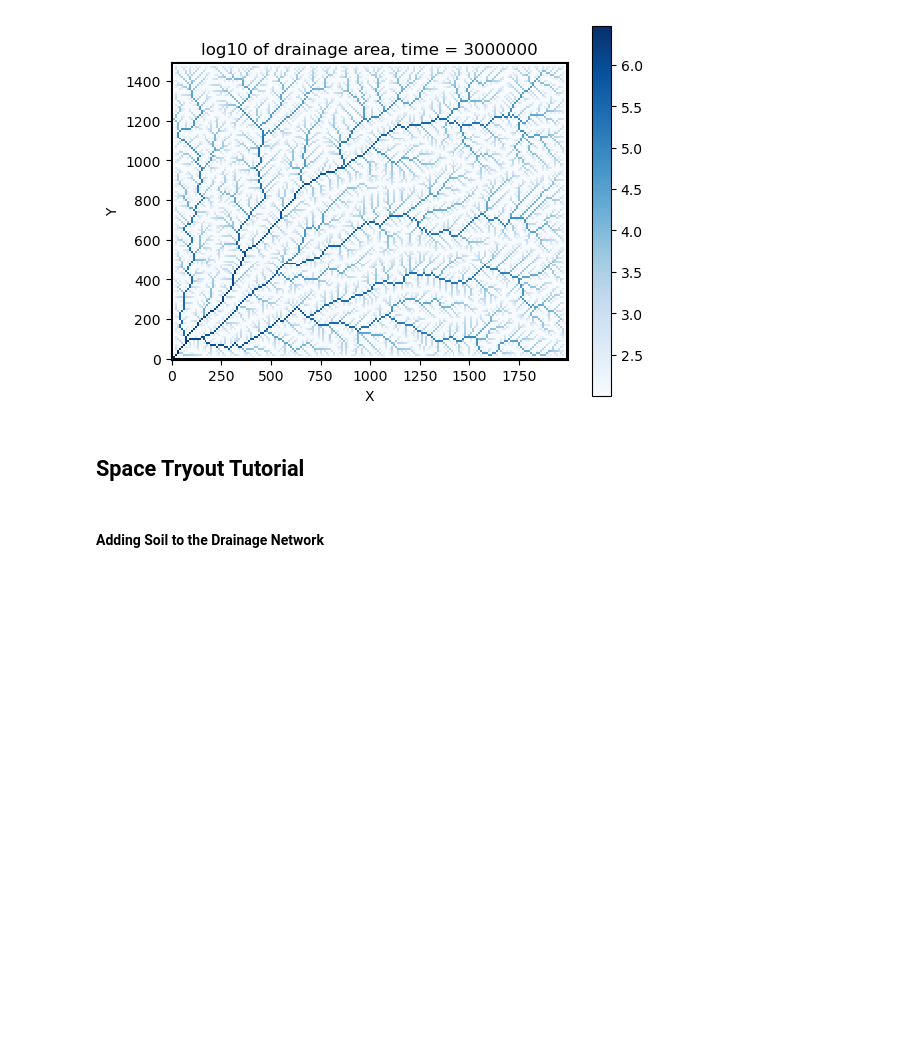
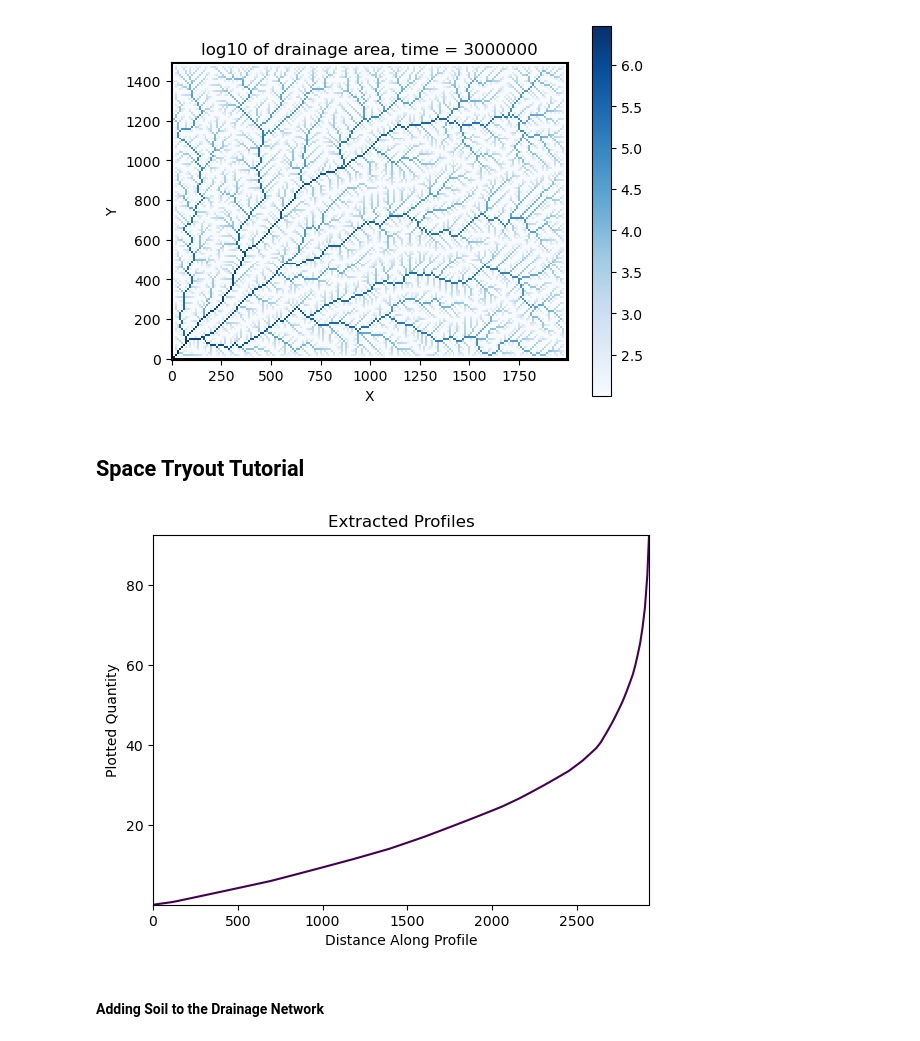
Before and after one commit to csdms-espin/ESPIn_2026_sed_flow, a Jupyter notebook: 00_Grid.ipynb, the cells around one changed output. Saved outputs shown, nothing was run; the diff lists cells and outputs as text; code cells hidden in the pictures; blank space fills up the shorter version.

Commit message:
I added the channel profiles to the for loop and save the data from the profiles as arrays, then plot them

```diff
--- a/00_Grid.ipynb
+++ b/00_Grid.ipynb
@@ -169,6 +172,13 @@ from landlab.components import (
     Space,
     FastscapeEroder,
 )
+# %%
+profiler = ChannelProfiler(
+    mg,)
+profiler.run_one_step()
+profiler.plot_profiles()
+# %% [output]
+[figure, added]
 # %%
 # mg = RasterModelGrid((5, 5), xy_spacing=10.0)
 # _ = mg.add_zeros("topographic__elevation", at="node")
```
Also changed, not shown: parts of 16 cells of this notebook.
